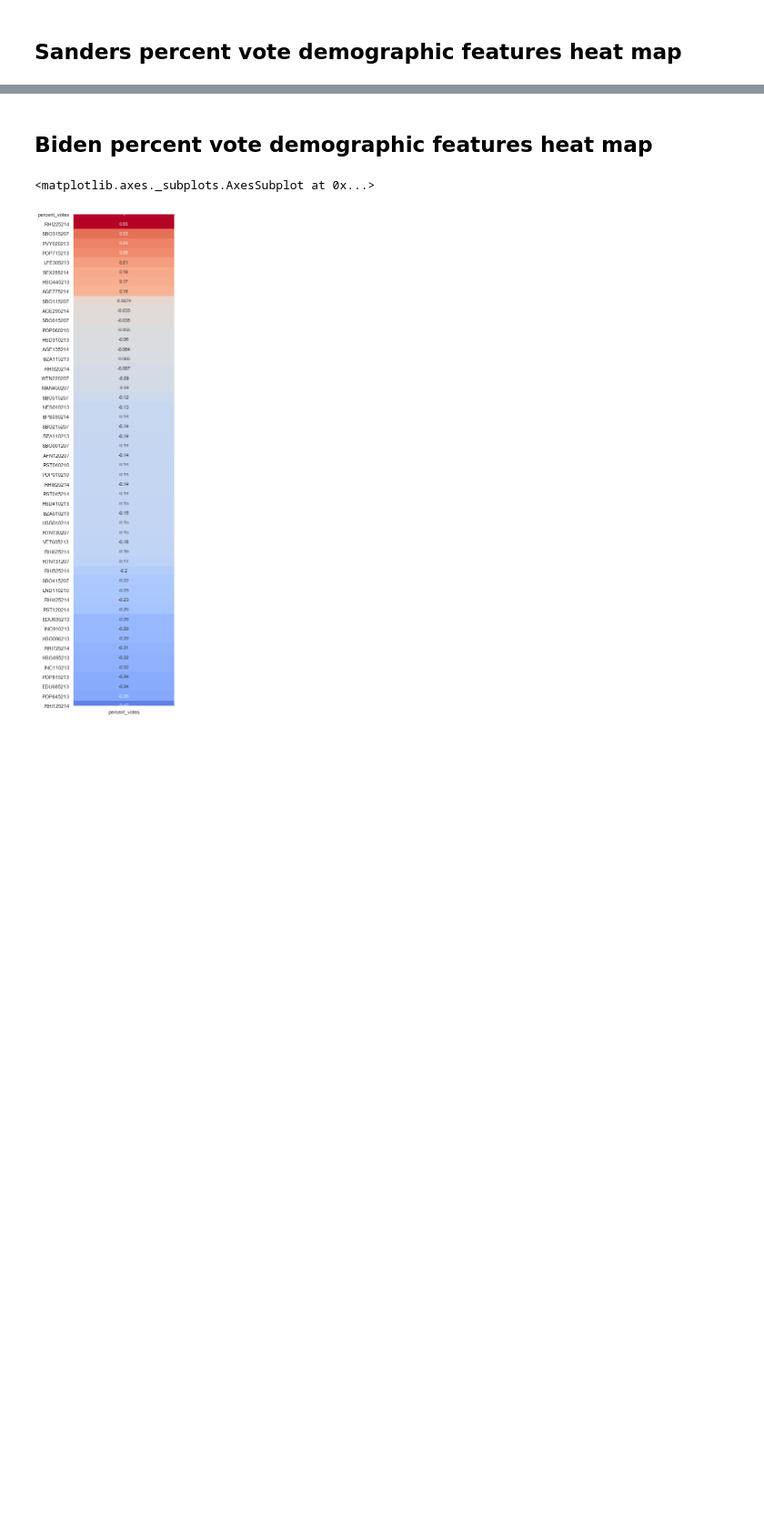
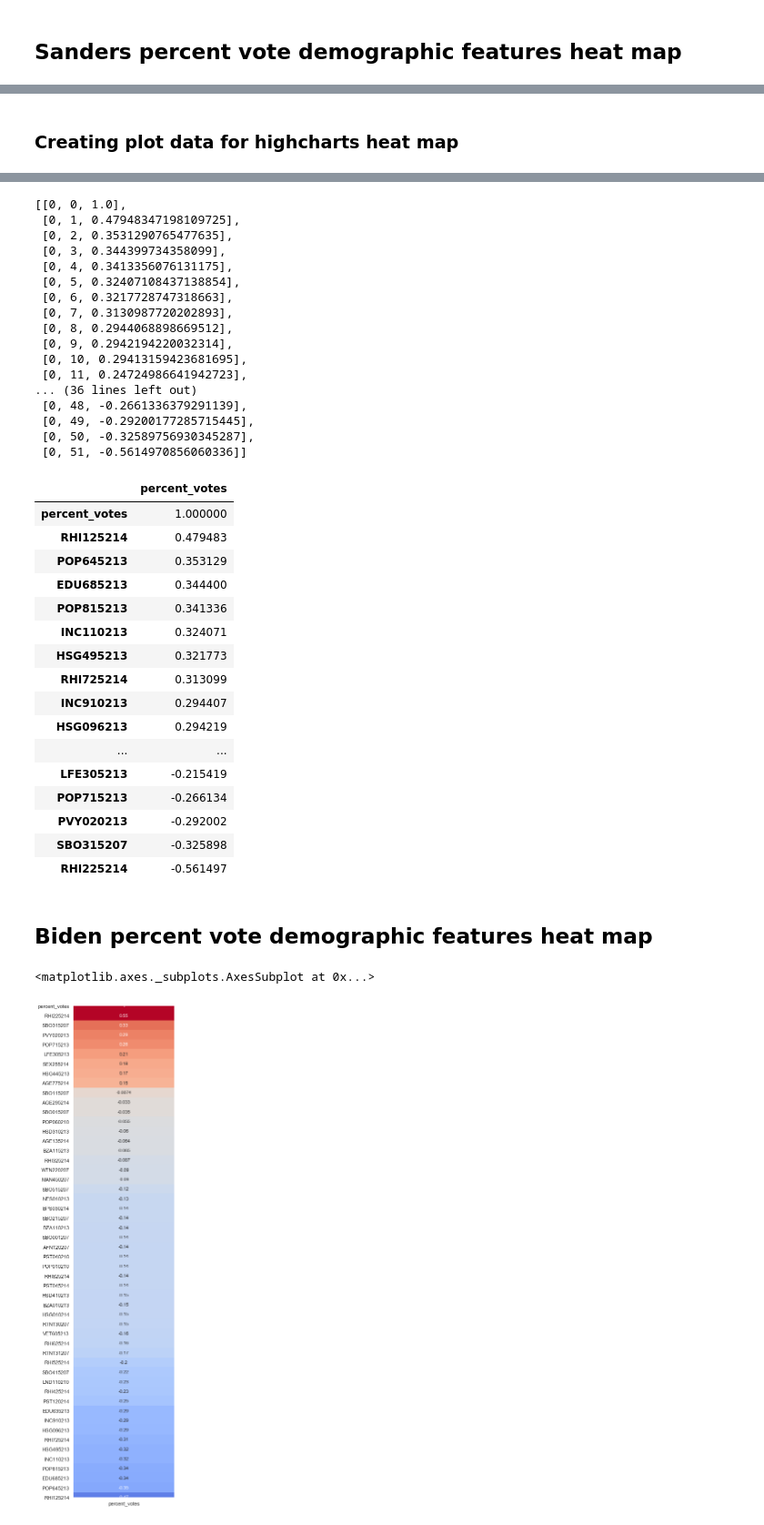
Before and after one commit to L0per/democratic-primary-predictions, a Jupyter notebook: rfc_model_training.ipynb, the cells around one changed output, grey strips where cells are left out. Shown at 91% size. Saved outputs shown, nothing was run; the diff lists cells and outputs as text; code cells hidden in the pictures; blank space fills up the shorter version.

Commit message:
added bernie percent vote heatmap

```diff
--- a/rfc_model_training.ipynb
+++ b/rfc_model_training.ipynb
@@ -134,0 +135,41 @@ heatmap_numeric_w_dependent_variable(sanders_df[['percent_votes', 'PST045214', '
+# %% [markdown]
+### Creating plot data for highcharts heat map
+# %%
+sanders_df = data[data['last name'] == 'Sanders']
+
+sanders_df = sanders_df[['percent_votes', 'PST045214', 'PST040210', 'PST120214',
+       'POP010210', 'AGE135214', 'AGE295214', 'AGE775214', 'SEX255214',
+       'RHI125214', 'RHI225214', 'RHI325214', 'RHI425214', 'RHI525214',
+       'RHI625214', 'RHI725214', 'RHI825214', 'POP715213', 'POP645213',
+       'POP815213', 'EDU635213', 'EDU685213', 'VET605213', 'LFE305213',
+       'HSG010214', 'HSG445213', 'HSG096213', 'HSG495213', 'HSD410213',
+       'HSD310213', 'INC910213', 'INC110213', 'PVY020213', 'BZA010213',
+       'BZA110213', 'BZA115213', 'NES010213', 'SBO001207', 'SBO315207',
+       'SBO115207', 'SBO215207', 'SBO515207', 'SBO415207', 'SBO015207',
+       'MAN450207', 'WTN220207', 'RTN130207', 'RTN131207', 'AFN120207',
+       'BPS030214', 'LND110210', 'POP060210']]
+
+sanders_corr_plot = sanders_df.corr()[['percent_votes']].sort_values(ascending=False, by='percent_votes')
+
+categories_codes = sanders_corr_plot.index.tolist()
+percent_heat = []
+for i in range(len(sanders_corr_plot)):
+
+    # heatmap coordinate data
+    heat_coords = [0]
+    heat_coords.append(i)
+    heat_coords.append(sanders_corr_plot.iloc[i,0])
+    percent_heat.append(heat_coords)
+
+fants_dict = pd.read_csv('data/county_facts_dictionary.csv')
+
+categories = []
+for code in categories_codes:
+    filtered_df = fants_dict[fants_dict['column_name'] == code]
+    categories.append(filtered_df['description'].tolist())
+
+
+display(categories)
+display(percent_heat)
+display(sanders_corr_plot)
+# %% [output]
@@ -135,3 +193,37 @@ heatmap_numeric_w_dependent_variable(sanders_df[['percent_votes', 'PST045214', '
+[[0, 0, 1.0],
+ [0, 1, 0.47948347198109725],
+ [0, 2, 0.3531290765477635],
+ [0, 3, 0.344399734358099],
+ [0, 4, 0.3413356076131175],
+ [0, 5, 0.32407108437138854],
+ [0, 6, 0.3217728747318663],
+ [0, 7, 0.3130987720202893],
+ [0, 8, 0.2944068898669512],
+ [0, 9, 0.2942194220032314],
+ [0, 10, 0.29413159423681695],
+ [0, 11, 0.24724986641942723],
+... (36 lines left out)
+ [0, 48, -0.2661336379291139],
+ [0, 49, -0.29200177285715445],
+ [0, 50, -0.32589756930345287],
+ [0, 51, -0.5614970856060336]]
+|  | percent_votes |
+| percent_votes | 1.000000 |
+| RHI125214 | 0.479483 |
+| POP645213 | 0.353129 |
+| EDU685213 | 0.344400 |
+| POP815213 | 0.341336 |
+| INC110213 | 0.324071 |
+| HSG495213 | 0.321773 |
+| RHI725214 | 0.313099 |
+| INC910213 | 0.294407 |
+| HSG096213 | 0.294219 |
+| ... | ... |
+| LFE305213 | -0.215419 |
+| POP715213 | -0.266134 |
+| PVY020213 | -0.292002 |
+| SBO315207 | -0.325898 |
+| RHI225214 | -0.561497 |
 # %% [markdown]
 ## Biden percent vote demographic features heat map
 # %%
```
Also changed, not shown: parts of 3 cells of this notebook, 3 other files.
